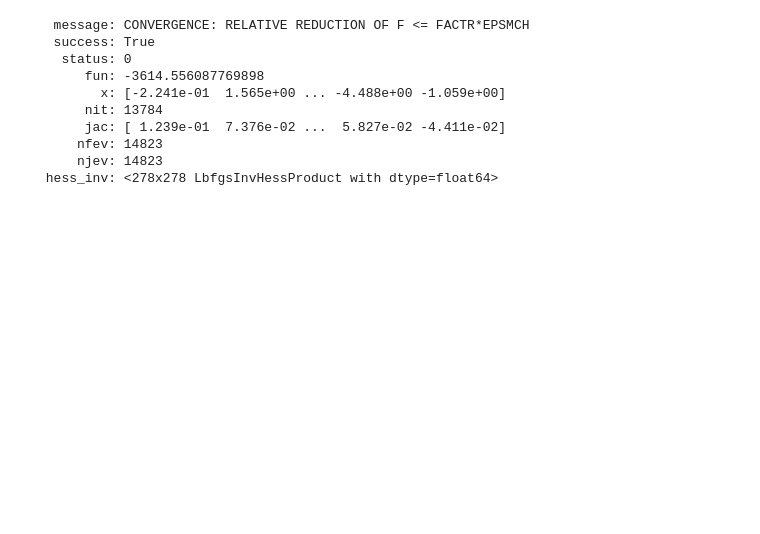
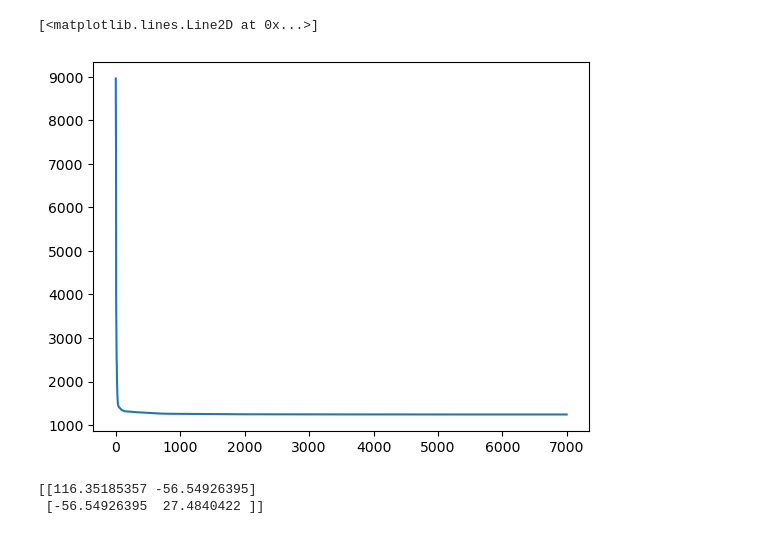
Before and after one commit to JVerbeek/at-gpflow, a Jupyter notebook: experiments/density-stress-test/density-stress-test.ipynb, the cells around one changed output. Cells and saved outputs as stored; diff of their text form; code cells hidden in the pictures; blank space fills up the shorter version.

```diff
--- a/experiments/density-stress-test/density-stress-test.ipynb
+++ b/experiments/density-stress-test/density-stress-test.ipynb
@@ -211,7 +168,6 @@ lik = gpf.likelihoods.SwitchedLikelihood(
 
 ivs = np.linspace(0, max(X[:,0]), nIVS).reshape(-1, 1)
 iv_ind = np.concatenate((np.ones((int(len(ivs)/2),1 )), np.zeros((int(len(ivs)/2), 1))))
-shuffle = np.random.permutation(np.arange(len(ivs)))
 ivs = ivs[shuffle]
 ivs = np.hstack((ivs, iv_ind))
 X = np.vstack((np.hstack((X1, np.zeros_like(X1))), np.hstack((X2, np.ones_like(X2)))))
@@ -220,9 +176,10 @@ y = np.vstack((np.hstack((y1, np.zeros_like(y1))), np.hstack((y2, np.ones_like(y
 m = gpf.models.SVGP(kernel=kern, likelihood=lik, num_data=len(X), inducing_variable=ivs)
 
 # fit the covariance function parameters
-gpf.optimizers.Scipy().minimize(
+res = gpf.optimizers.Scipy().minimize(
     m.training_loss_closure((X, y)),
     m.trainable_variables,
-    method="L-BFGS-B",
+    track_loss_history=True
 )
+plt.plot(res['loss_history'])
 # %% [output]
@@ -238,14 +195,12 @@ gpf.optimizers.Scipy().minimize(
          [[{{node gradients/diag_grad/diag_part/diag/k}}]]
-  message: CONVERGENCE: RELATIVE REDUCTION OF F <= FACTR*EPSMCH
-  success: True
-   status: 0
-      fun: -3614.556087769898
-        x: [-2.241e-01  1.565e+00 ... -4.488e+00 -1.059e+00]
-      nit: 13784
-      jac: [ 1.239e-01  7.376e-02 ...  5.827e-02 -4.411e-02]
-     nfev: 14823
-     njev: 14823
- hess_inv: <278x278 LbfgsInvHessProduct with dtype=float64>
+[<matplotlib.lines.Line2D at 0x...>]
+[figure, added]
+# %%
+w = m.kernel.kernels[1].W.numpy()
+print(w @ w.T)
+# %% [output]
+[[116.35185357 -56.54926395]
+ [-56.54926395  27.4840422 ]]
 # %%
 from sklearn.metrics import mean_squared_error
 Xall = Xall.reshape(-1, 1)
```
Also changed, not shown: parts of 7 cells of this notebook, 6 other files.
